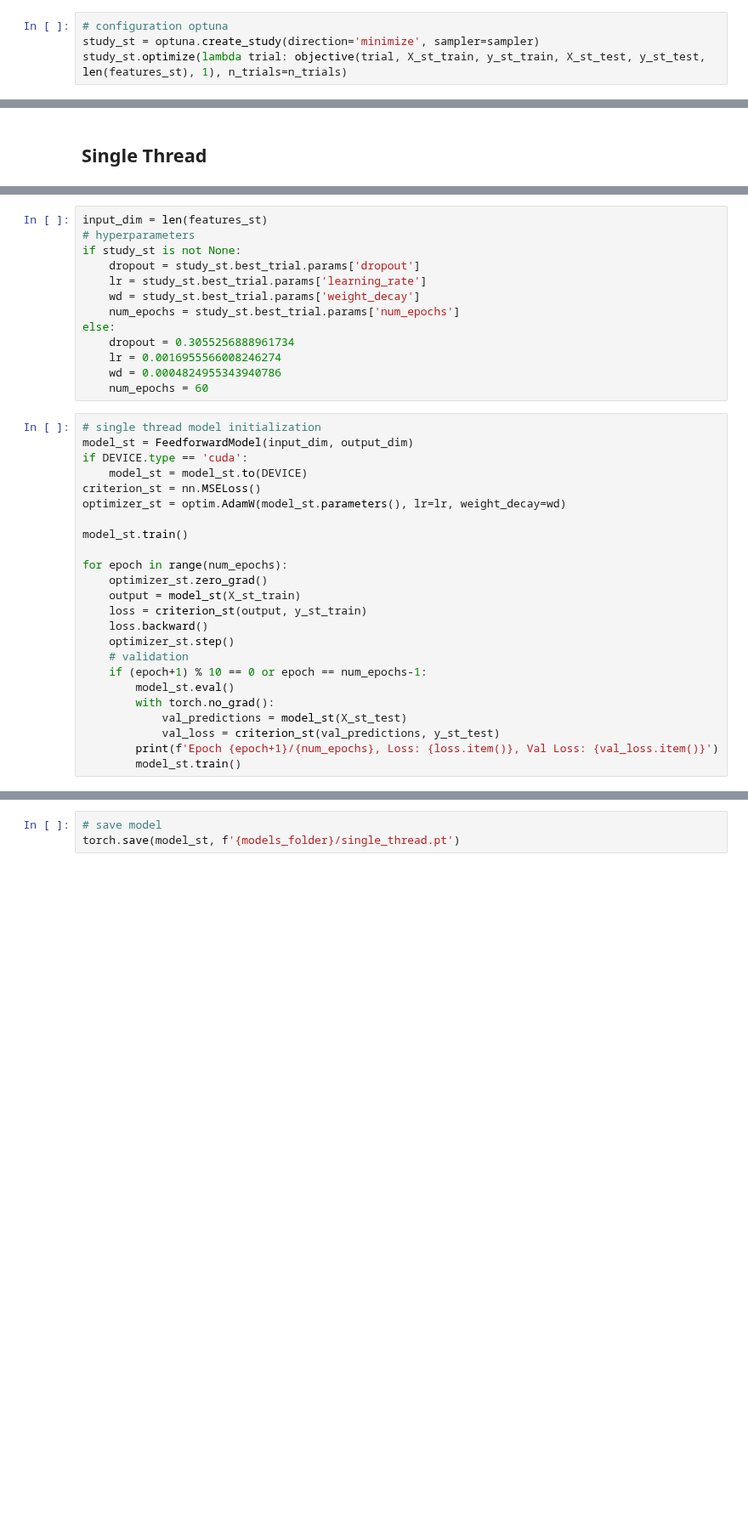
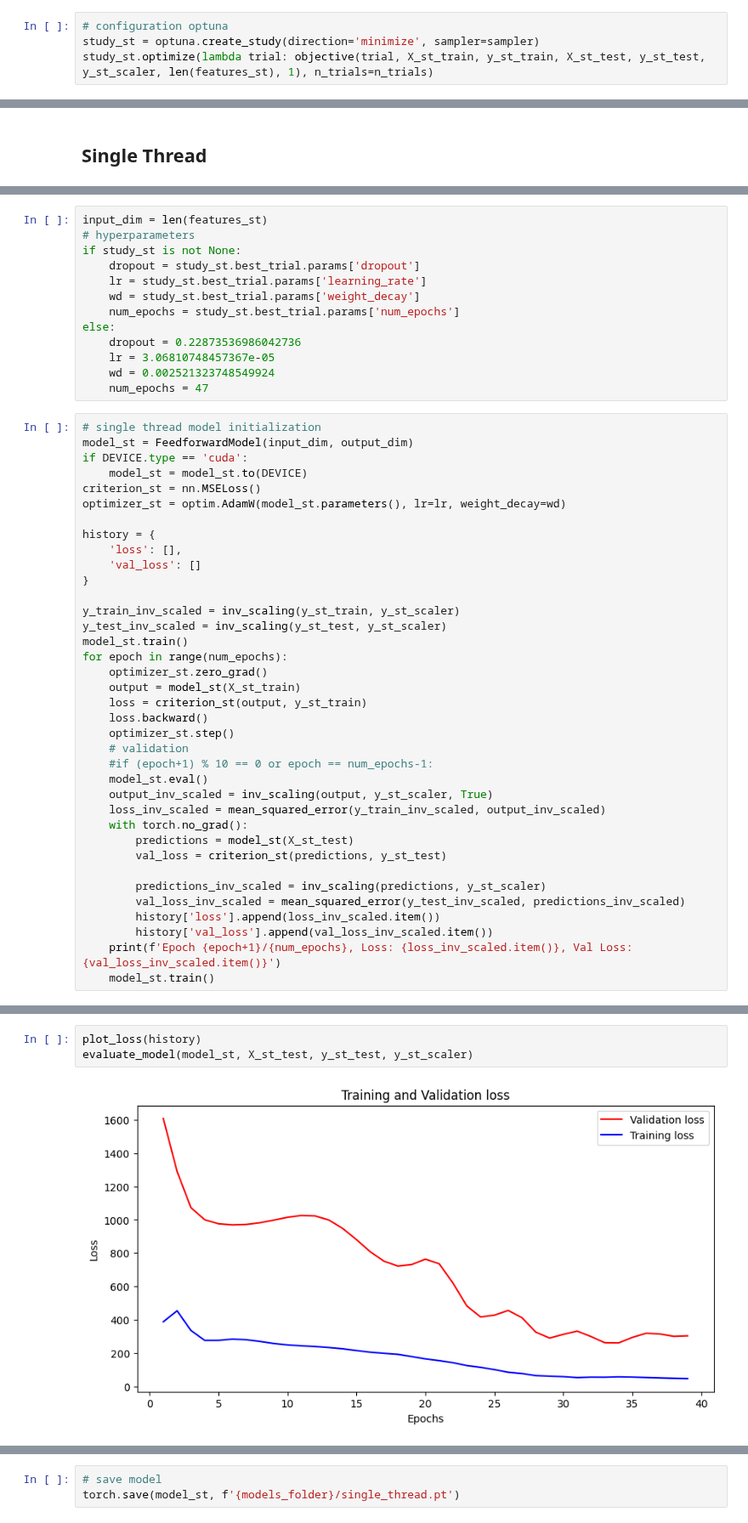
Before and after one commit to FrancoCabezasPoblete/resource-prediction-study, a Jupyter notebook: notebooks/modelFeedForward.ipynb, the cells around one changed output, grey strips where cells are left out. Shown at 85% size. Saved outputs shown, nothing was run; the diff lists cells and outputs as text; blank space fills up the shorter version.

```diff
--- a/notebooks/modelFeedForward.ipynb
+++ b/notebooks/modelFeedForward.ipynb
@@ -297,5 +308,5 @@ Mejor valor de pérdida en validación: 139.8876495361328
 # %%
 # configuration optuna
 study_st = optuna.create_study(direction='minimize', sampler=sampler)
-study_st.optimize(lambda trial: objective(trial, X_st_train, y_st_train, X_st_test, y_st_test, len(features_st), 1), n_trials=n_trials)
+study_st.optimize(lambda trial: objective(trial, X_st_train, y_st_train, X_st_test, y_st_test, y_st_scaler, len(features_st), 1), n_trials=n_trials)
 # %% [output]
@@ -465,10 +498,10 @@ if study_st is not None:
 	wd = study_st.best_trial.params['weight_decay']
 	num_epochs = study_st.best_trial.params['num_epochs']
 else:
-	dropout = 0.3055256888961734
-	lr = 0.0016955566008246274
-	wd = 0.0004824955343940786
-	num_epochs = 60
+	dropout = 0.22873536986042736
+	lr = 3.06810748457367e-05
+	wd = 0.002521323748549924
+	num_epochs = 47
 # %%
 # single thread model initialization
 model_st = FeedforwardModel(input_dim, output_dim)
@@ -477,8 +510,14 @@ if DEVICE.type == 'cuda':
 criterion_st = nn.MSELoss()
 optimizer_st = optim.AdamW(model_st.parameters(), lr=lr, weight_decay=wd)
 
+history = {
+	'loss': [],
+	'val_loss': []
+}
+
+y_train_inv_scaled = inv_scaling(y_st_train, y_st_scaler)
+y_test_inv_scaled = inv_scaling(y_st_test, y_st_scaler)
 model_st.train()
-
 for epoch in range(num_epochs):
 	optimizer_st.zero_grad()
 	output = model_st(X_st_train)
@@ -486,11 +525,18 @@ for epoch in range(num_epochs):
 	loss.backward()
 	optimizer_st.step()
 	# validation
-	if (epoch+1) % 10 == 0 or epoch == num_epochs-1:
-		model_st.eval()
-		with torch.no_grad():
-			val_predictions = model_st(X_st_test)
-			val_loss = criterion_st(val_predictions, y_st_test)
-		print(f'Epoch {epoch+1}/{num_epochs}, Loss: {loss.item()}, Val Loss: {val_loss.item()}')
-		model_st.train()
+	#if (epoch+1) % 10 == 0 or epoch == num_epochs-1:
+	model_st.eval()
+	output_inv_scaled = inv_scaling(output, y_st_scaler, True)
+	loss_inv_scaled = mean_squared_error(y_train_inv_scaled, output_inv_scaled)
+	with torch.no_grad():
+		predictions = model_st(X_st_test)
+		val_loss = criterion_st(predictions, y_st_test)
+
+		predictions_inv_scaled = inv_scaling(predictions, y_st_scaler)
+		val_loss_inv_scaled = mean_squared_error(y_test_inv_scaled, predictions_inv_scaled)
+		history['loss'].append(loss_inv_scaled.item())
+		history['val_loss'].append(val_loss_inv_scaled.item())
+	print(f'Epoch {epoch+1}/{num_epochs}, Loss: {loss_inv_scaled.item()}, Val Loss: {val_loss_inv_scaled.item()}')
+	model_st.train()
 # %% [output]
@@ -511,0 +560,5 @@ MSE: 224.82215881347656 - RMSE: 14.994071006774902 - MAE: 9.085762023925781
+# %%
+plot_loss(history)
+evaluate_model(model_st, X_st_test, y_st_test, y_st_scaler)
+# %% [output]
+[figure, added]
```
Also changed, not shown: parts of 34 cells of this notebook, 38 other files.
